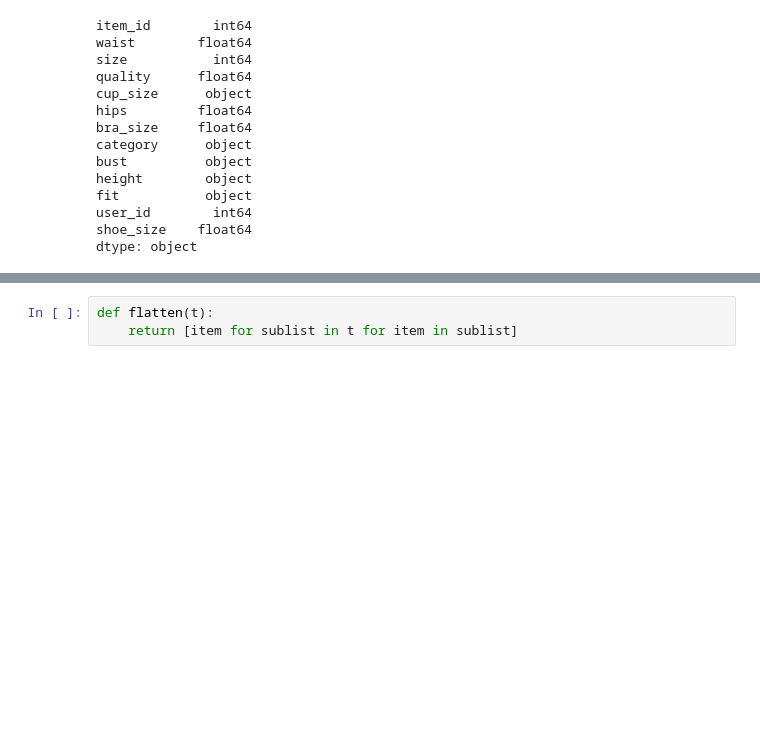
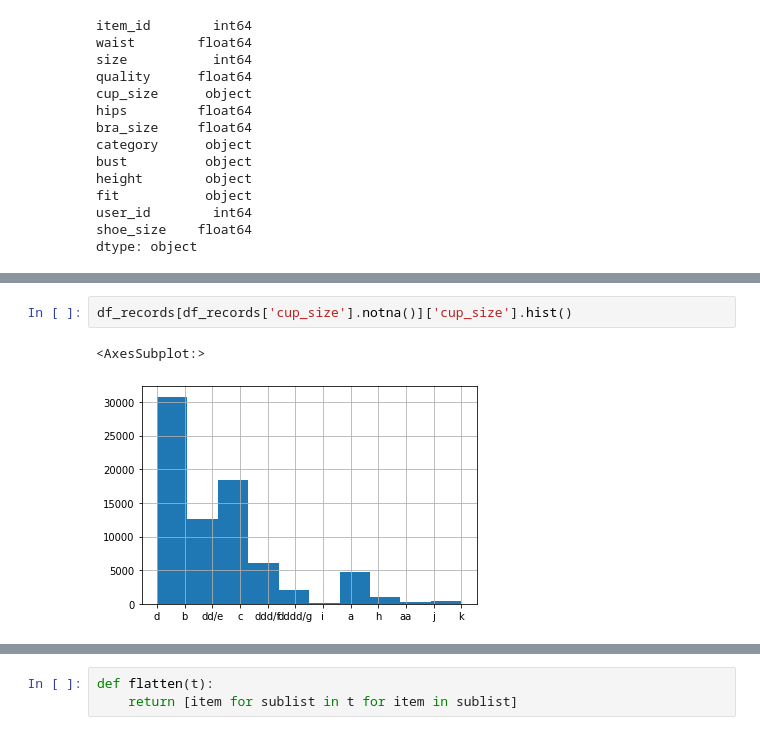
Before and after one commit to Gizmon99/University, a Jupyter notebook: praca_inz/notebooks/data_preparation.ipynb, the cells around one changed output, grey strips where cells are left out. Drawn from its saved outputs; the diff is of its cells as text; blank space fills up the shorter version.

```diff
--- a/praca_inz/notebooks/data_preparation.ipynb
+++ b/praca_inz/notebooks/data_preparation.ipynb
@@ -126,0 +164,5 @@ dtype: object
+# %%
+df_records[df_records['cup_size'].notna()]['cup_size'].hist()
+# %% [output]
+<AxesSubplot:>
+[figure, added]
```
Also changed, not shown: parts of 34 cells of this notebook, 6 other files.
